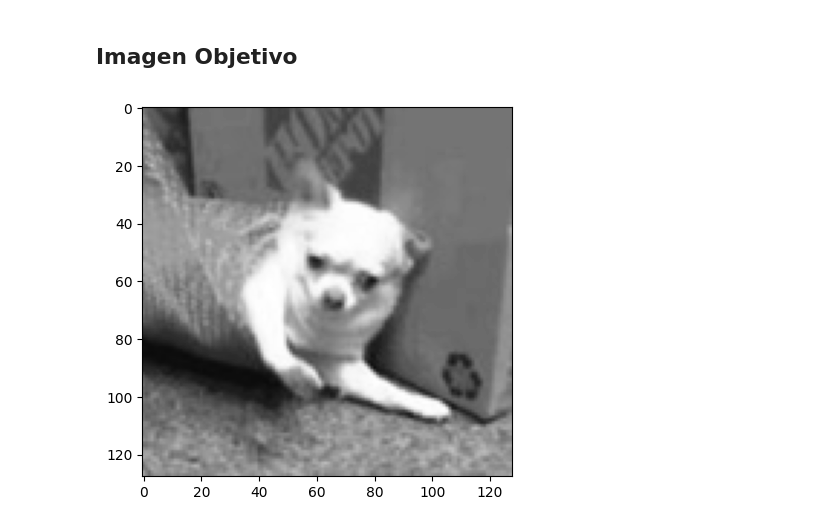
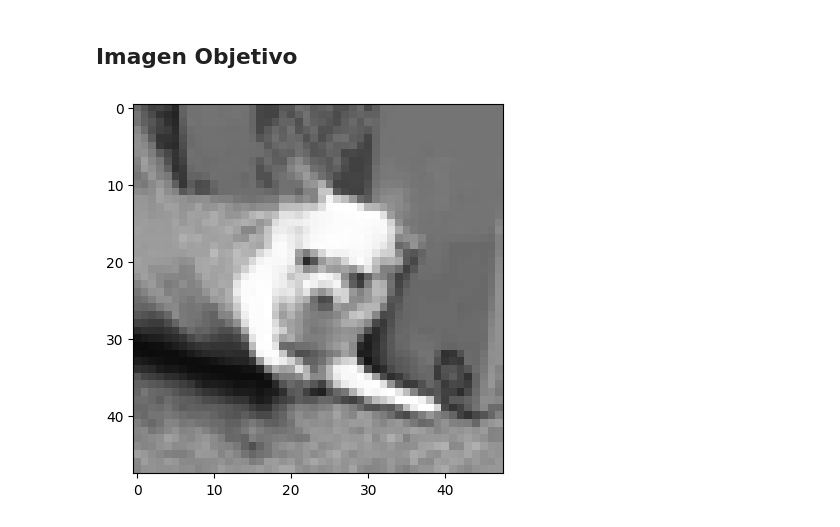
Before and after one commit to hart-venus/algoritmo-genetico, a Jupyter notebook: Main.ipynb, the cells around one changed output. Saved outputs shown, nothing was run; the diff lists cells and outputs as text; code cells hidden in the pictures.

```diff
--- a/Main.ipynb
+++ b/Main.ipynb
@@ -11,9 +11,9 @@ import numpy as np
 ## Imagen Objetivo
 # %%
 IMAGE_PATH = 'objective.jpg'
-IMG_RESOLUTION = (128, 128)
+IMG_RESOLUTION = (48, 48)
 img_arr = np.array(Image.open(IMAGE_PATH).convert('L').resize(IMG_RESOLUTION))
 plt.imshow(img_arr, cmap='gray', vmin=0, vmax=255)
 plt.show()
 # %% [output]
-[figure, old version]
+[figure, new version]
```
Also changed, not shown: parts of 2 cells of this notebook.
